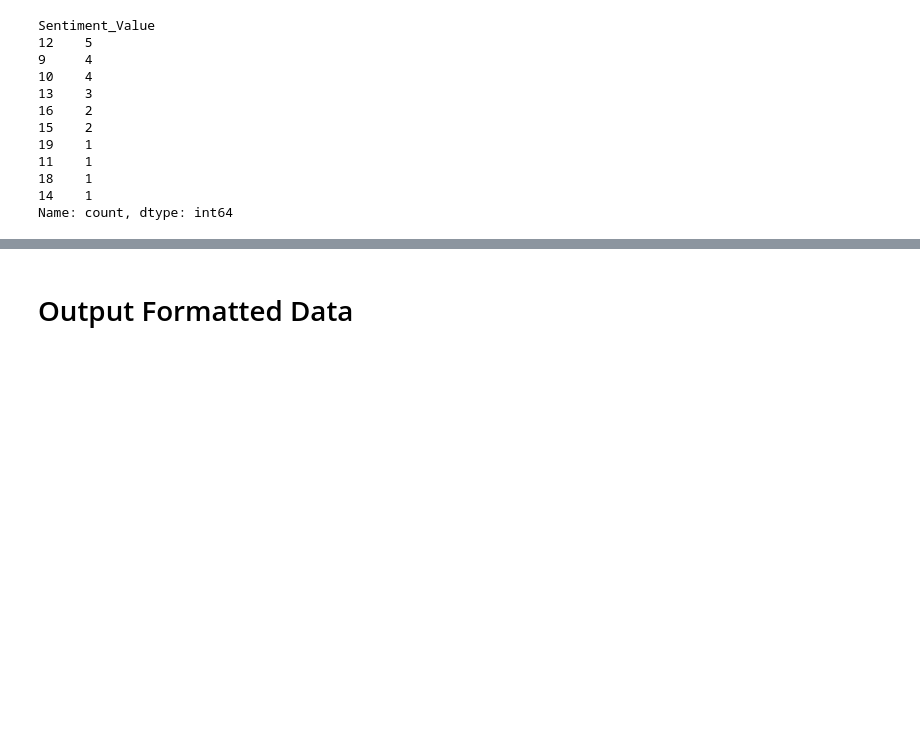
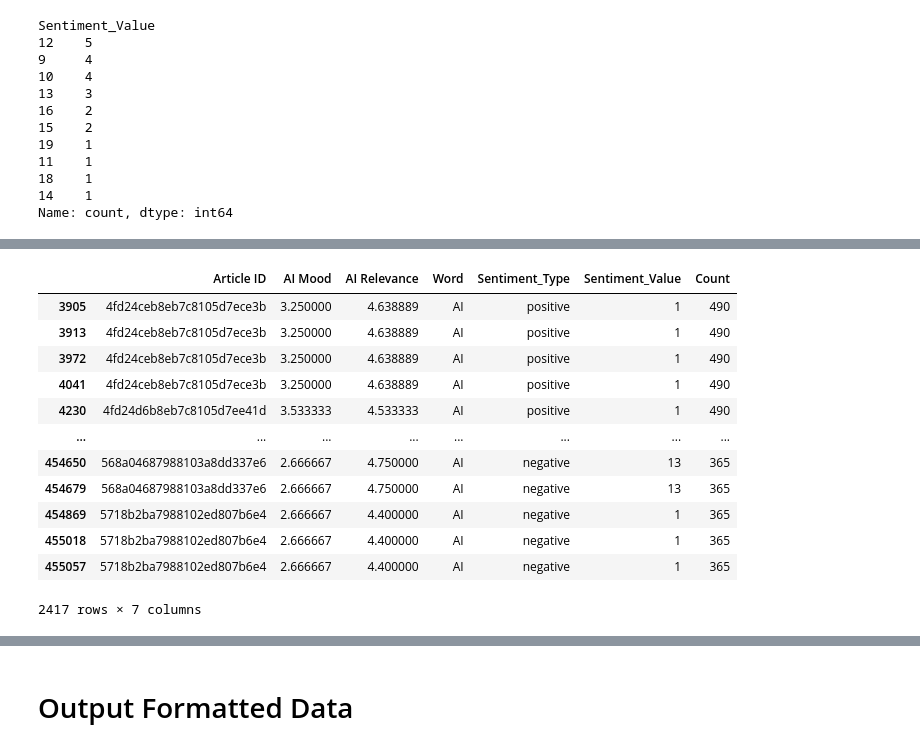
Before and after one commit to wrenparismoe/ai_sentiment, a Jupyter notebook: word-analysis-concat-paragraphs.ipynb, the cells around one changed output, grey strips where cells are left out. Saved outputs shown, nothing was run; the diff lists cells and outputs as text; code cells hidden in the pictures; blank space fills up the shorter version.

```diff
--- a/word-analysis-concat-paragraphs.ipynb
+++ b/word-analysis-concat-paragraphs.ipynb
@@ -269,3 +269,9 @@ data_word_expand_opt.head()
 | 2 | 4fd156a18eb7c8105d63aed2 | 4.333333 | 5.0 | keyed | Cyborg (positive) | 2 | 1 |
 | 3 | 4fd156a18eb7c8105d63aed2 | 4.333333 | 5.0 | single | Cyborg (positive) | 2 | 25 |
 | 4 | 4fd156a18eb7c8105d63aed2 | 4.333333 | 5.0 | individuals | Cyborg (positive) | 2 | 9 |
+# %%
+# Create new df that keeps just the 'positive' or 'negative' within the parenthesis of the 'Sentiment_Type' column
+data_word_pos_neg = data_word_expand_opt.copy()
+data_word_pos_neg['Sentiment_Type'] = data_word_pos_neg['Sentiment_Type'].str.extract(r'\((.*?)\)')
+
+data_word_pos_neg.head()
@@ -271,0 +285,16 @@ data_word_expand_opt.head()
+# %%
+data_word_pos_neg[data_word_pos_neg['Word'] == 'AI']
+# %% [output]
+|  | Article ID | AI Mood | AI Relevance | Word | Sentiment_Type | Sentiment_Value | Count |
+| 3905 | 4fd24ceb8eb7c8105d7ece3b | 3.250000 | 4.638889 | AI | positive | 1 | 490 |
+| 3913 | 4fd24ceb8eb7c8105d7ece3b | 3.250000 | 4.638889 | AI | positive | 1 | 490 |
+| 3972 | 4fd24ceb8eb7c8105d7ece3b | 3.250000 | 4.638889 | AI | positive | 1 | 490 |
+| 4041 | 4fd24ceb8eb7c8105d7ece3b | 3.250000 | 4.638889 | AI | positive | 1 | 490 |
+| 4230 | 4fd24d6b8eb7c8105d7ee41d | 3.533333 | 4.533333 | AI | positive | 1 | 490 |
+| ... | ... | ... | ... | ... | ... | ... | ... |
+| 454650 | 568a04687988103a8dd337e6 | 2.666667 | 4.750000 | AI | negative | 13 | 365 |
+| 454679 | 568a04687988103a8dd337e6 | 2.666667 | 4.750000 | AI | negative | 13 | 365 |
+| 454869 | 5718b2ba7988102ed807b6e4 | 2.666667 | 4.400000 | AI | negative | 1 | 365 |
+| 455018 | 5718b2ba7988102ed807b6e4 | 2.666667 | 4.400000 | AI | negative | 1 | 365 |
+| 455057 | 5718b2ba7988102ed807b6e4 | 2.666667 | 4.400000 | AI | negative | 1 | 365 |
+2417 rows × 7 columns
```
Also changed, not shown: parts of 30 cells of this notebook, 9 other files.
